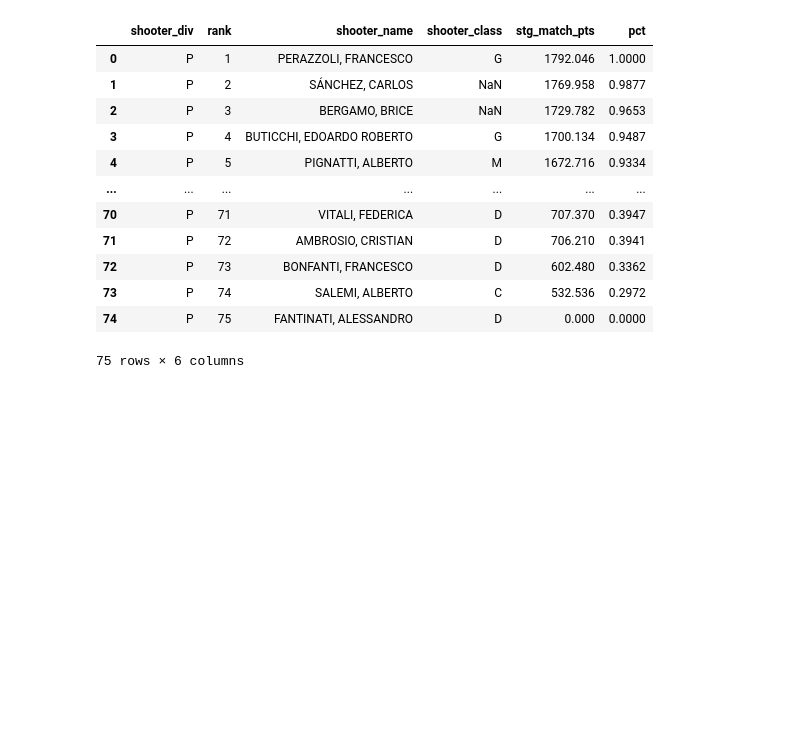
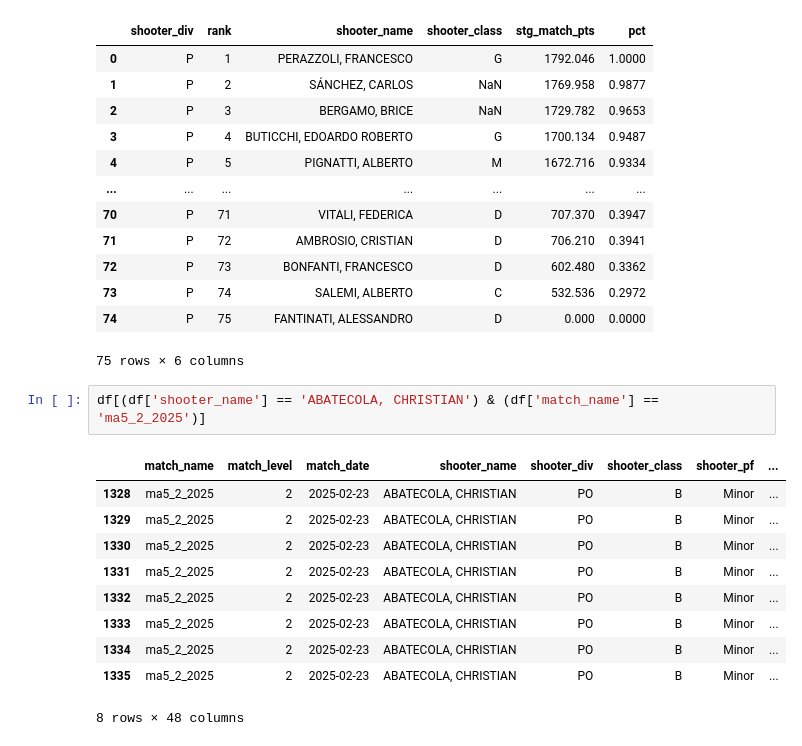
Before and after one commit to antobzzll/ipsc-performance, a Jupyter notebook: analiso_gare copy.ipynb, the cells around one changed output. Saved outputs shown, nothing was run; the diff lists cells and outputs as text; blank space fills up the shorter version.

```diff
--- a/analiso_gare copy.ipynb
+++ b/analiso_gare copy.ipynb
@@ -29,3 +29,16 @@ match_df
 | 73 | P | 74 | SALEMI, ALBERTO | C | 532.536 | 0.2972 |
 | 74 | P | 75 | FANTINATI, ALESSANDRO | D | 0.000 | 0.0000 |
 75 rows × 6 columns
+# %%
+df[(df['shooter_name'] == 'ABATECOLA, CHRISTIAN') & (df['match_name'] == 'ma5_2_2025')]
+# %% [output]
+|  | match_name | match_level | match_date | shooter_name | shooter_div | shooter_class | shooter_pf | ... |
+| 1328 | ma5_2_2025 | 2 | 2025-02-23 | ABATECOLA, CHRISTIAN | PO | B | Minor | ... |
+| 1329 | ma5_2_2025 | 2 | 2025-02-23 | ABATECOLA, CHRISTIAN | PO | B | Minor | ... |
+| 1330 | ma5_2_2025 | 2 | 2025-02-23 | ABATECOLA, CHRISTIAN | PO | B | Minor | ... |
+| 1331 | ma5_2_2025 | 2 | 2025-02-23 | ABATECOLA, CHRISTIAN | PO | B | Minor | ... |
+| 1332 | ma5_2_2025 | 2 | 2025-02-23 | ABATECOLA, CHRISTIAN | PO | B | Minor | ... |
+| 1333 | ma5_2_2025 | 2 | 2025-02-23 | ABATECOLA, CHRISTIAN | PO | B | Minor | ... |
+| 1334 | ma5_2_2025 | 2 | 2025-02-23 | ABATECOLA, CHRISTIAN | PO | B | Minor | ... |
+| 1335 | ma5_2_2025 | 2 | 2025-02-23 | ABATECOLA, CHRISTIAN | PO | B | Minor | ... |
+8 rows × 48 columns
```
Also changed, not shown: parts of 1 cell of this notebook, 5 other files.
